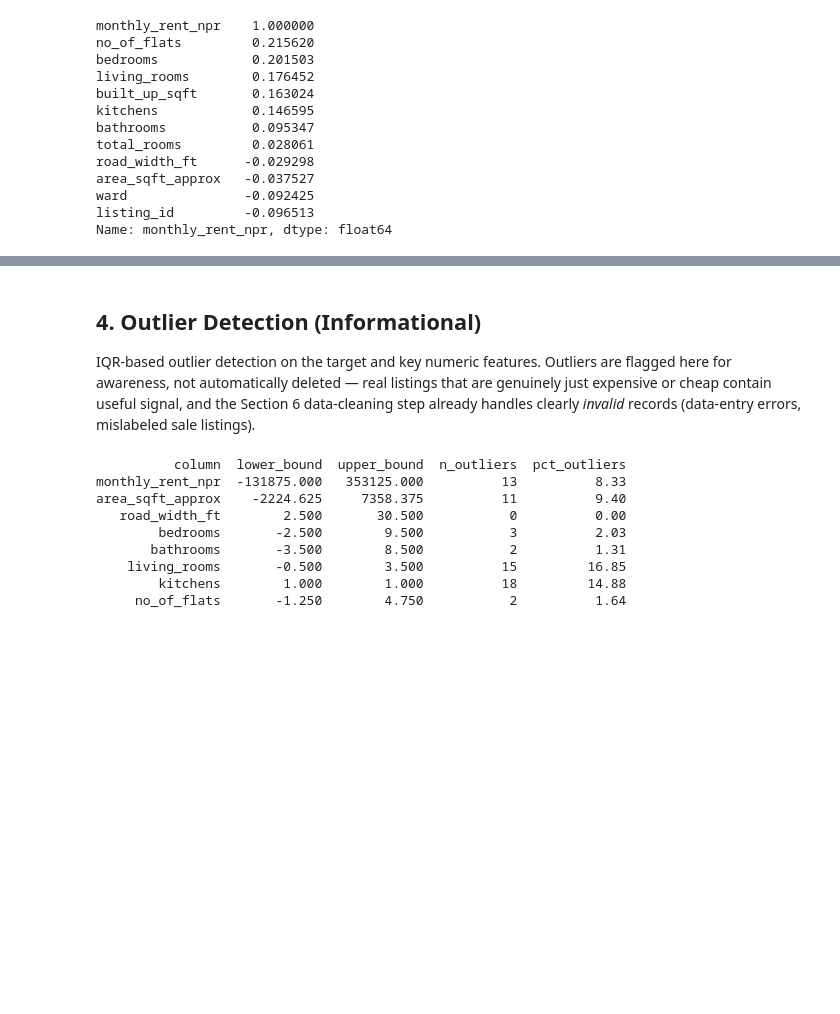
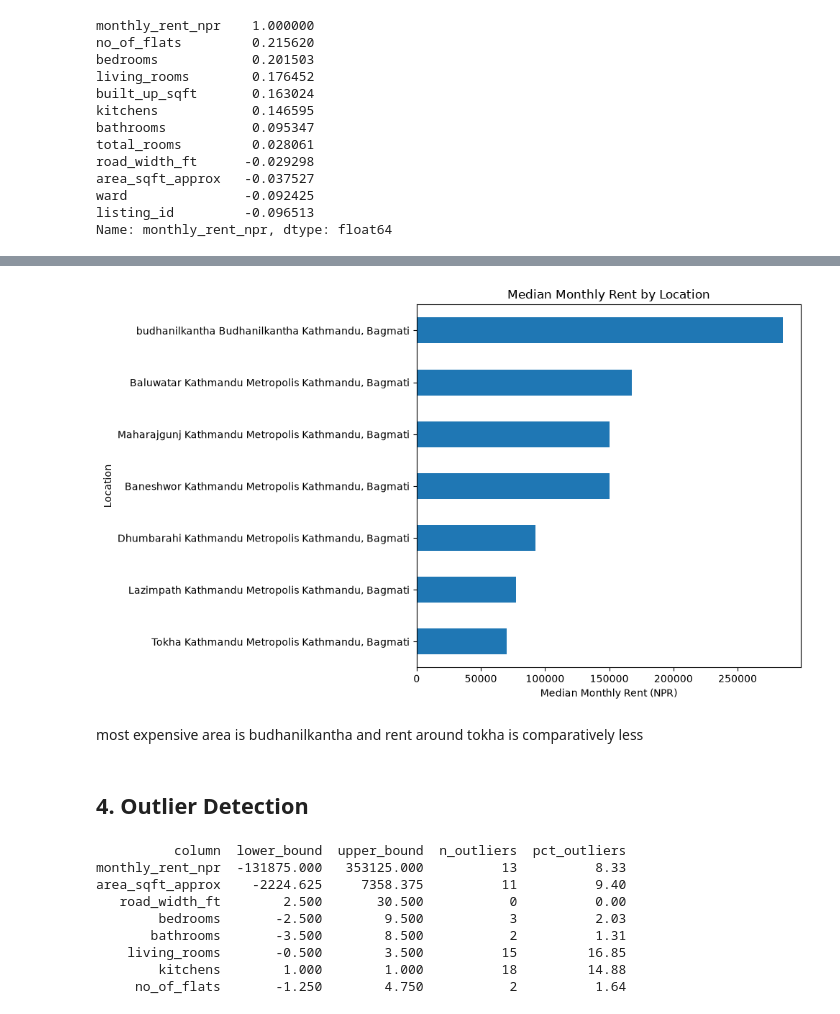
Before and after one commit to Anisha-Rijal-09/Kathmandu-Rental-Price-Predictor, a Jupyter notebook: nepal_rental_main.ipynb, the cells around one changed output, grey strips where cells are left out. Drawn from its saved outputs; the diff is of its cells as text; code cells hidden in the pictures; blank space fills up the shorter version.

```diff
--- a/nepal_rental.ipynb
+++ b/nepal_rental_main.ipynb
@@ -141,7 +189,25 @@ Bedrooms and bathrooms are the strongest numeric predictors of rent — bigger,
+# %%
+# Keep locations with 3 or more listings
+counts = data["location"].value_counts()
+data2 = data[data["location"].isin(counts[counts >= 3].index)]
+
+# Median rent by location
+median_rent = data2.groupby("location")["monthly_rent_npr"].median().sort_values()
+
+# Bar graph
+median_rent.plot(kind="barh", figsize=(10, 6))
+
+plt.title("Median Monthly Rent by Location")
+plt.xlabel("Median Monthly Rent (NPR)")
+plt.ylabel("Location")
+plt.tight_layout()
+plt.show()
+# %% [output]
+[figure, added]
+# %% [markdown]
+most expensive area is budhanilkantha and rent around tokha is comparatively less
 # %% [markdown]
-## 4. Outlier Detection (Informational)
-
-IQR-based outlier detection on the target and key numeric features. Outliers are flagged here for awareness, not automatically deleted — real listings that are genuinely just expensive or cheap contain useful signal, and the Section 6 data-cleaning step already handles clearly *invalid* records (data-entry errors, mislabeled sale listings).
+## 4. Outlier Detection
 # %%
 outlier_cols = [
     "monthly_rent_npr", "area_sqft_approx", "road_width_ft",
```
Also changed, not shown: parts of 23 cells of this notebook, 1 other file.
